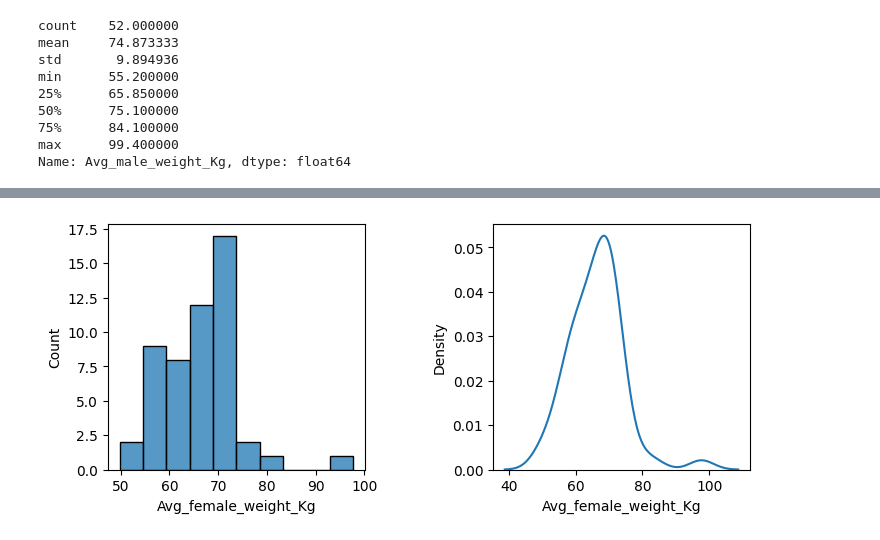
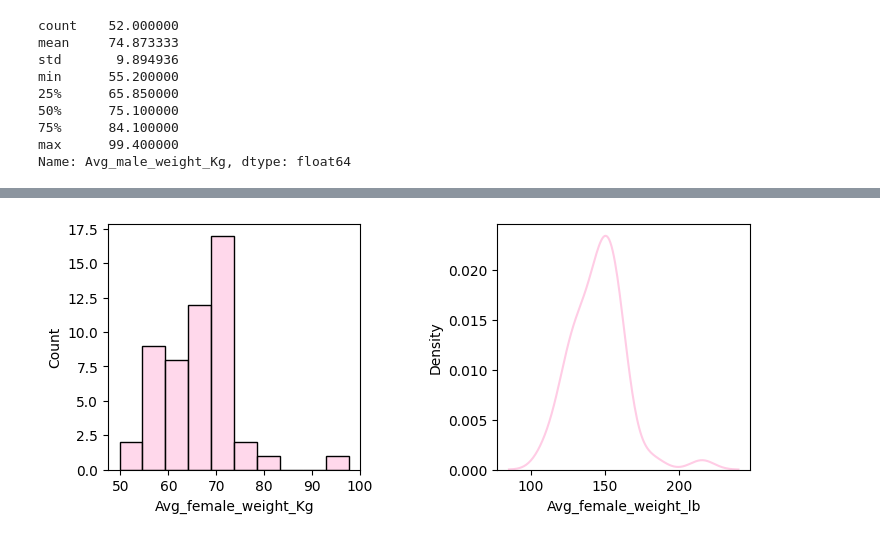
Before and after one commit to mohamedkhalifaabbas/BodyWeightDataAnalysis, a Jupyter notebook: human_body_weight_analysis.ipynb, the cells around one changed output, grey strips where cells are left out. Saved outputs shown, nothing was run; the diff lists cells and outputs as text; code cells hidden in the pictures.

```diff
--- a/human_body_weight_analysis.ipynb
+++ b/human_body_weight_analysis.ipynb
@@ -146,6 +164,9 @@ df.head()
 # %%
 # Function extract_avg()
 def extract_avg(value) :
+    if '–' in value :
+        n1 , n2 = map(int, value.split('–'))
+        return (n1 + n2)/2 # return avg
     if '-' in value :
         n1 , n2 = map(int, value.split('-'))
         return (n1 + n2)/2 # return avg
@@ -243,10 +289,10 @@ Name: Avg_male_weight_Kg, dtype: float64
 # %%
 plt.figure(figsize=(8,4))
 plt.subplot(1,2,1)
-sns.histplot(df['Avg_female_weight_Kg'], kde=False)
+sns.histplot(df['Avg_female_weight_Kg'], kde=False  , color='#FFCCE5')
 plt.subplot(1,2,2)
-sns.kdeplot(df['Avg_female_weight_Kg'])
+sns.kdeplot(df['Avg_female_weight_lb'] , color='#FFCCE5')
 plt.tight_layout(pad=4)
 plt.show()
 # %% [output]
-[figure, old version]
+[figure, new version]
```
Also changed, not shown: parts of 10 cells of this notebook.
